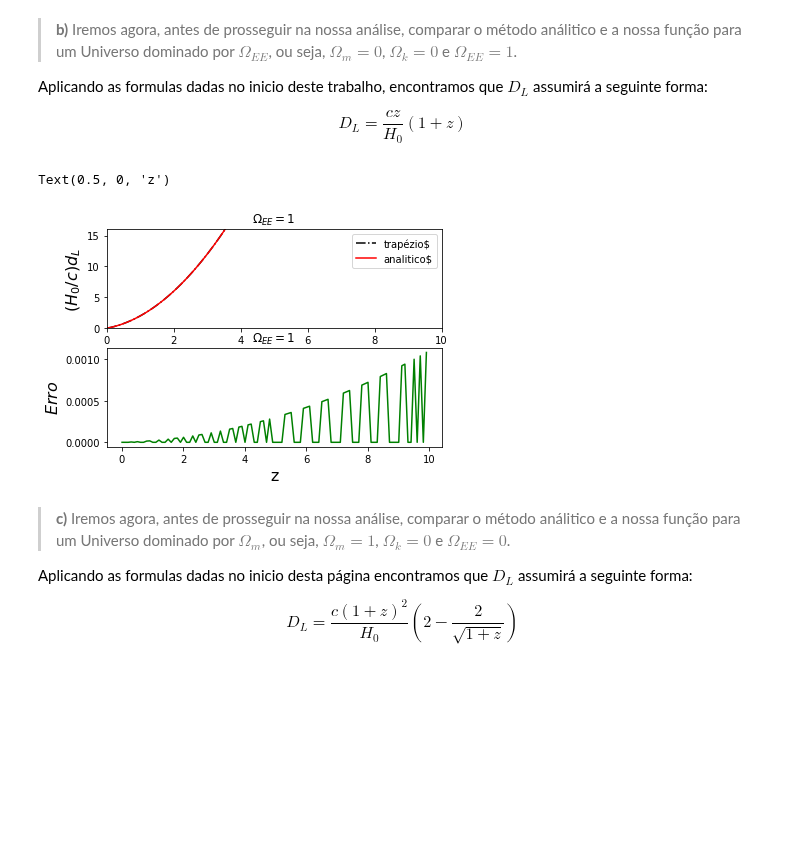
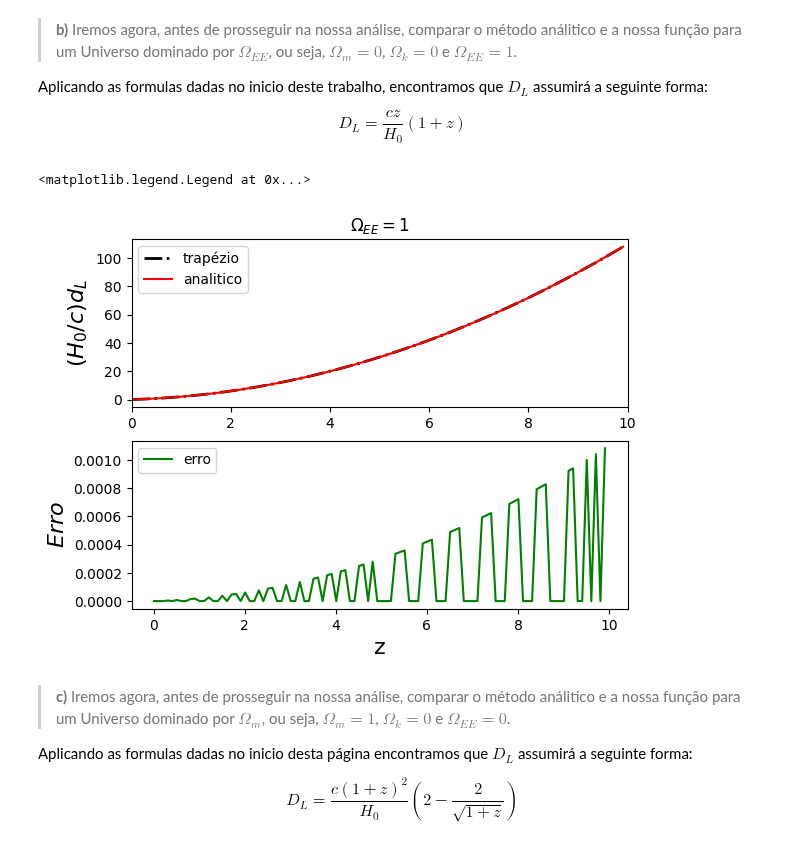
Before and after one commit to Geovannisz/SN_Ia, a Jupyter notebook: ProjetoSN_Ia.ipynb, the cells around one changed output. Cells and saved outputs as stored; diff of their text form; code cells hidden in the pictures; blank space fills up the shorter version.

```diff
--- a/ProjetoSN_Ia.ipynb
+++ b/ProjetoSN_Ia.ipynb
@@ -130,43 +136,42 @@ def d_LEE(z, c, H):
 z = np.arange(0.01, 10, 0.1)
 
 c = 3*10**5 # km/s
 H = 70
 dh = c/H
 omega_m = 0
 omega_ee = 1
 w = -1
 
 eixo_y_EE = np.array([])
 
 for a in z:
-  l = distl = dist(a, H, omega_m, omega_ee, w)
+  l = dist(a, H, omega_m, omega_ee, w)
   eixo_y_EE  = np.append(eixo_y_EE, (H/c)*l[0])
 
 eixo_y_d_LEE = np.array([])
 
 for a in z:
   D_L = d_LEE(a, c, H)
   eixo_y_d_LEE  = np.append(eixo_y_d_LEE, (H/c)*D_L)
 
 erro = eixo_y_EE - eixo_y_d_LEE
 
 plt.subplot(2, 1, 1)
-plt.plot(z,eixo_y_EE, 's', marker='', linestyle='dashdot', color='black', label = 'trapézio$')
-plt.plot(z,eixo_y_d_LEE, 's', marker='', linestyle='-', color='red', label = 'analitico$')
-plt.title('$\Omega_{EE} = 1$')
+plt.plot(z, eixo_y_EE, linestyle='dashdot', linewidth=2, color='black', label = 'trapézio')
+plt.plot(z, eixo_y_d_LEE, linestyle='-', color='red', label = 'analitico')
+plt.title('$\\Omega_{EE} = 1$')
 plt.ylabel('$(H_{0}/c)d_{L}$', fontsize=16)
 plt.xlabel('z', fontsize=16)
-plt.ylim(0,16)
-plt.xlim(0,10)
+plt.xlim(0, 10)
 plt.legend()
 plt.subplot(2, 1, 2)
-plt.plot(z,erro, 's', marker='', linestyle='-', color='green', label = 'erro$')
-plt.title('$\Omega_{EE} = 1$')
+plt.plot(z, erro, linestyle='-', color='green', label = 'erro')
 plt.ylabel('$Erro$', fontsize=16)
 plt.xlabel('z', fontsize=16)
+plt.legend()
 # %% [output]
-Text(0.5, 0, 'z')
+<matplotlib.legend.Legend at 0x...>
-[figure, old version]
+[figure, new version]
 # %% [markdown]
 > **c)** Iremos agora, antes de prosseguir na nossa análise, comparar o método análitico e a nossa função para um Universo dominado por $\Omega_{m}$, ou seja, $\Omega_m = 1$, $\Omega_k = 0$ e $\Omega_{EE} = 0$.
 
```
Also changed, not shown: parts of 1 cell of this notebook, 1 other file.
